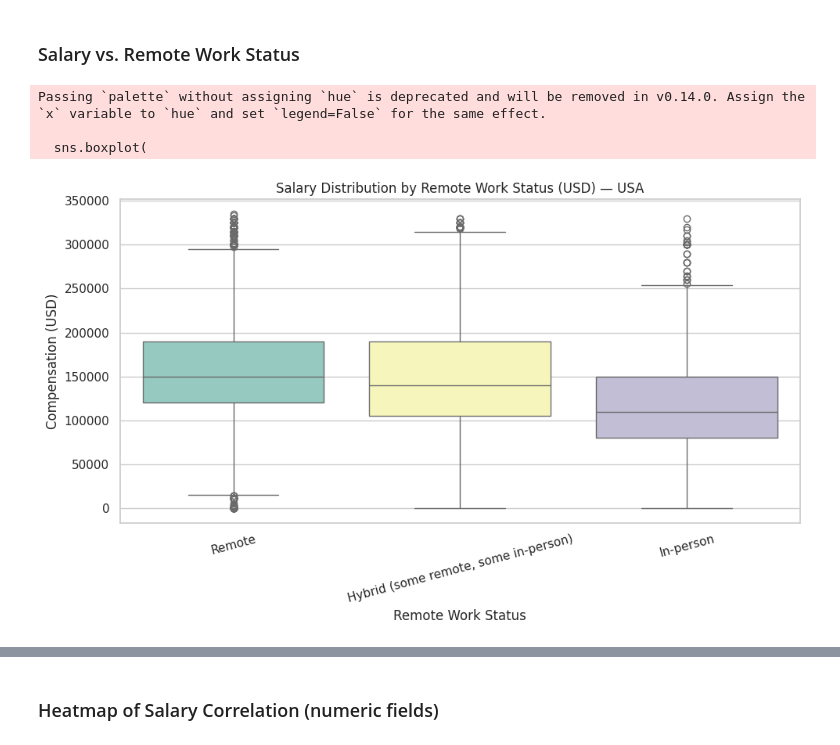
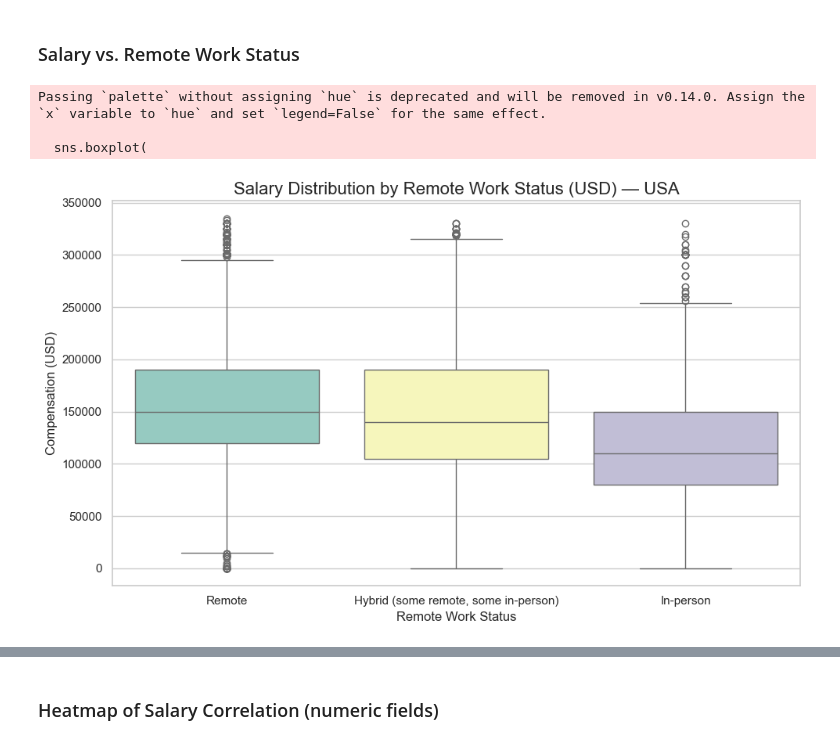
Before and after one commit to c0927648/AML2203_Project_Salary_Prediction_StackOverflow_2023, a Jupyter notebook: AML2203_Final_Project_2025S_Part1_v3.ipynb, the cells around one changed output, grey strips where cells are left out. Cells and saved outputs as stored; diff of their text form; code cells hidden in the pictures.

```diff
--- a/AML2203_Final_Project_2025S_Part1_v3.ipynb
+++ b/AML2203_Final_Project_2025S_Part1_v3.ipynb
@@ -17,7 +26,7 @@ import matplotlib.pyplot as plt
 import seaborn as sns
 from collections import Counter
 # %%
-df_stack_overflow_2023 = pd.read_csv('/content/survey_results_public.csv')
+df_stack_overflow_2023 = pd.read_csv('survey_results_public.csv')
 # %%
 print("Shape of dataset:", df_stack_overflow_2023.shape)
 df_stack_overflow_2023.head()
@@ -426,3 +666,6 @@ plt.show()
+# %%
+# Normalize the normalize the apostrophes across the column
+df_stack_overflow_2023['EdLevel'] = df_stack_overflow_2023['EdLevel'].str.replace("’", "'", regex=False)
 # %%
 import matplotlib.pyplot as plt
 
@@ -670,33 +984,32 @@ import matplotlib.pyplot as plt
 df_remote_salary = df_stack_overflow_2023[
     (df_stack_overflow_2023['RemoteWork'].notna()) &
     (df_stack_overflow_2023['CompTotal'].notna())
 ]
 
 # Optional: remove extreme outliers (IQR-based)
 Q1 = df_remote_salary['CompTotal'].quantile(0.25)
 Q3 = df_remote_salary['CompTotal'].quantile(0.75)
 IQR = Q3 - Q1
 filtered_df = df_remote_salary[
     (df_remote_salary['CompTotal'] >= Q1 - 1.5 * IQR) &
     (df_remote_salary['CompTotal'] <= Q3 + 1.5 * IQR)
 ]
 
 # Boxplot
 plt.figure(figsize=(10, 6))
 sns.boxplot(
     data=filtered_df,
     x='RemoteWork',
     y='CompTotal',
     palette='Set3'
 )
-plt.title('Salary Distribution by Remote Work Status (USD) — USA')
+plt.title('Salary Distribution by Remote Work Status (USD) — USA', fontsize=16)
 plt.ylabel('Compensation (USD)')
 plt.xlabel('Remote Work Status')
-plt.xticks(rotation=15)
 plt.tight_layout()
 plt.show()
 # %% [output]
 Passing `palette` without assigning `hue` is deprecated and will be removed in v0.14.0. Assign the `x` variable to `hue` and set `legend=False` for the same effect.
 
   sns.boxplot(
-[figure, old version]
+[figure, new version]
```
Also changed, not shown: parts of 59 cells of this notebook.
